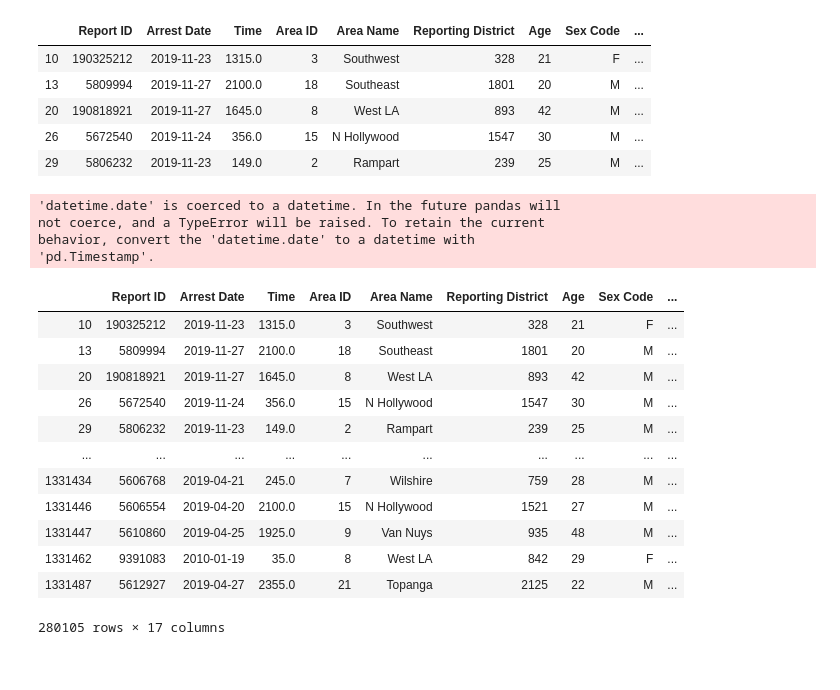
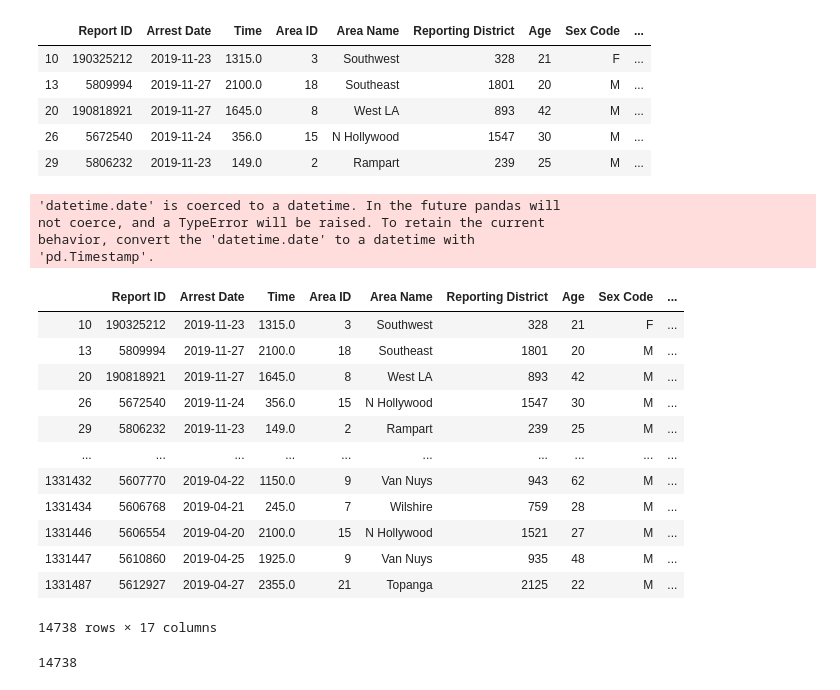
Before and after one commit to jennchang23/harmonious_hummingbirds, a Jupyter notebook: Arrest Data.ipynb, the cells around one changed output. Cells and saved outputs as stored; diff of their text form; code cells hidden in the pictures.

```diff
--- a/Arrest Data.ipynb
+++ b/Arrest Data.ipynb
@@ -83,3 +83,6 @@ drunk_data.head()
 | 20 | 190818921 | 11/27/2019 | 1645.0 | 8 | West LA | 893 | 42 | M | ... |
 | 26 | 5672540 | 11/24/2019 | 356.0 | 15 | N Hollywood | 1547 | 30 | M | ... |
 | 29 | 5806232 | 11/23/2019 | 149.0 | 2 | Rampart | 239 | 25 | M | ... |
+# %%
+#drunk_data["Charge Description"] = drunk_data["Charge Description"].replace("DRINKING ALCOHOL*******", "")
+drunk_data["Charge Description"] = drunk_data["Charge Description"].apply(lambda x: x.replace("*", ""))
@@ -103,24 +133,28 @@ See the caveats in the documentation: http://pandas.pydata.org/pandas-docs/stabl
 | 29 | 5806232 | 2019-11-23 | 149.0 | 2 | Rampart | 239 | 25 | M | ... |
 # %%
 from datetime import date
-drunk_data.loc[drunk_data['Arrest Date'] > date(2016, 1, 1)]
-drunk_data
+df_drunk_2019 = drunk_data.loc[drunk_data['Arrest Date'] > date(2019, 1, 1)]
+df_drunk_2019
 # %% [output]
 'datetime.date' is coerced to a datetime. In the future pandas will
 not coerce, and a TypeError will be raised. To retain the current
 behavior, convert the 'datetime.date' to a datetime with
 'pd.Timestamp'.
 |  | Report ID | Arrest Date | Time | Area ID | Area Name | Reporting District | Age | Sex Code | ... |
 | 10 | 190325212 | 2019-11-23 | 1315.0 | 3 | Southwest | 328 | 21 | F | ... |
 | 13 | 5809994 | 2019-11-27 | 2100.0 | 18 | Southeast | 1801 | 20 | M | ... |
 | 20 | 190818921 | 2019-11-27 | 1645.0 | 8 | West LA | 893 | 42 | M | ... |
 | 26 | 5672540 | 2019-11-24 | 356.0 | 15 | N Hollywood | 1547 | 30 | M | ... |
 | 29 | 5806232 | 2019-11-23 | 149.0 | 2 | Rampart | 239 | 25 | M | ... |
 | ... | ... | ... | ... | ... | ... | ... | ... | ... | ... |
+| 1331432 | 5607770 | 2019-04-22 | 1150.0 | 9 | Van Nuys | 943 | 62 | M | ... |
 | 1331434 | 5606768 | 2019-04-21 | 245.0 | 7 | Wilshire | 759 | 28 | M | ... |
 | 1331446 | 5606554 | 2019-04-20 | 2100.0 | 15 | N Hollywood | 1521 | 27 | M | ... |
 | 1331447 | 5610860 | 2019-04-25 | 1925.0 | 9 | Van Nuys | 935 | 48 | M | ... |
-| 1331462 | 9391083 | 2010-01-19 | 35.0 | 8 | West LA | 842 | 29 | F | ... |
 | 1331487 | 5612927 | 2019-04-27 | 2355.0 | 21 | Topanga | 2125 | 22 | M | ... |
-280105 rows × 17 columns
+14738 rows × 17 columns
+# %%
+df_drunk_2019["Report ID"].count()
+# %% [output]
+14738
 # %%
```
Also changed, not shown: parts of 5 cells of this notebook, 5 other files.
